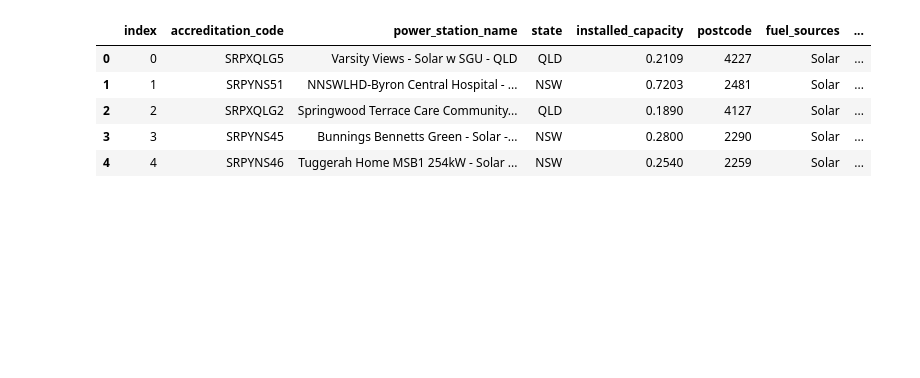
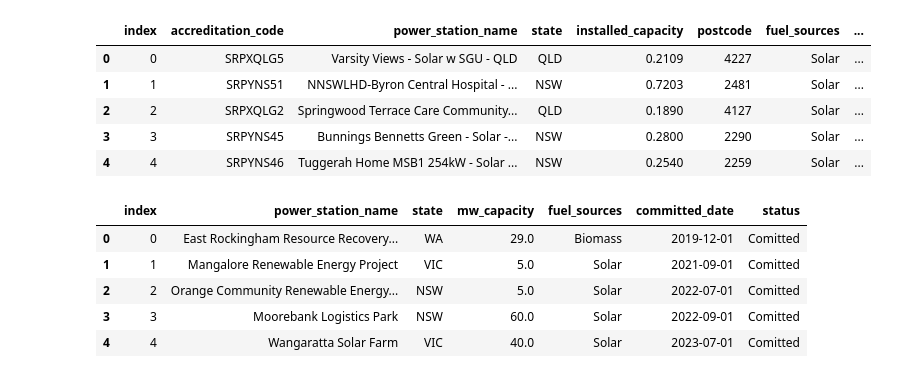
Before and after one commit to mnaufaldr01/de-assignment-1, a Jupyter notebook: assignment1.ipynb, the cells around one changed output. Cells and saved outputs as stored; diff of their text form; code cells hidden in the pictures; blank space fills up the shorter version.

```diff
--- a/assignment1.ipynb
+++ b/assignment1.ipynb
@@ -596,3 +579,25 @@ power_station_df.head()
 | 2 | 2 | SRPXQLG2 | Springwood Terrace Care Community... | QLD | 0.1890 | 4127 | Solar | ... |
 | 3 | 3 | SRPYNS45 | Bunnings Bennetts Green - Solar -... | NSW | 0.2800 | 2290 | Solar | ... |
 | 4 | 4 | SRPYNS46 | Tuggerah Home MSB1 254kW - Solar ... | NSW | 0.2540 | 2259 | Solar | ... |
+# %%
+# Query the table and load into DataFrame
+table_name = 'committed_power_stations'
+query = f"SELECT * FROM {table_name}"
+
+# Access the power stations table using pandas
+comitted_df = pd.read_sql(query, con=db_engine)
+
+# Add identifier
+comitted_df['status'] = 'Comitted'
+
+# Rename columns to ensure uniformity
+comitted_df = comitted_df.rename(columns={'fuel_source': 'fuel_sources', 'project_name': 'power_station_name'})
+
+comitted_df.head()
+# %% [output]
+|  | index | power_station_name | state | mw_capacity | fuel_sources | committed_date | status |
+| 0 | 0 | East Rockingham Resource Recovery... | WA | 29.0 | Biomass | 2019-12-01 | Comitted |
+| 1 | 1 | Mangalore Renewable Energy Project | VIC | 5.0 | Solar | 2021-09-01 | Comitted |
+| 2 | 2 | Orange Community Renewable Energy... | NSW | 5.0 | Solar | 2022-07-01 | Comitted |
+| 3 | 3 | Moorebank Logistics Park | NSW | 60.0 | Solar | 2022-09-01 | Comitted |
+| 4 | 4 | Wangaratta Solar Farm | VIC | 40.0 | Solar | 2023-07-01 | Comitted |
```
Also changed, not shown: parts of 42 cells of this notebook, 1 other file.
